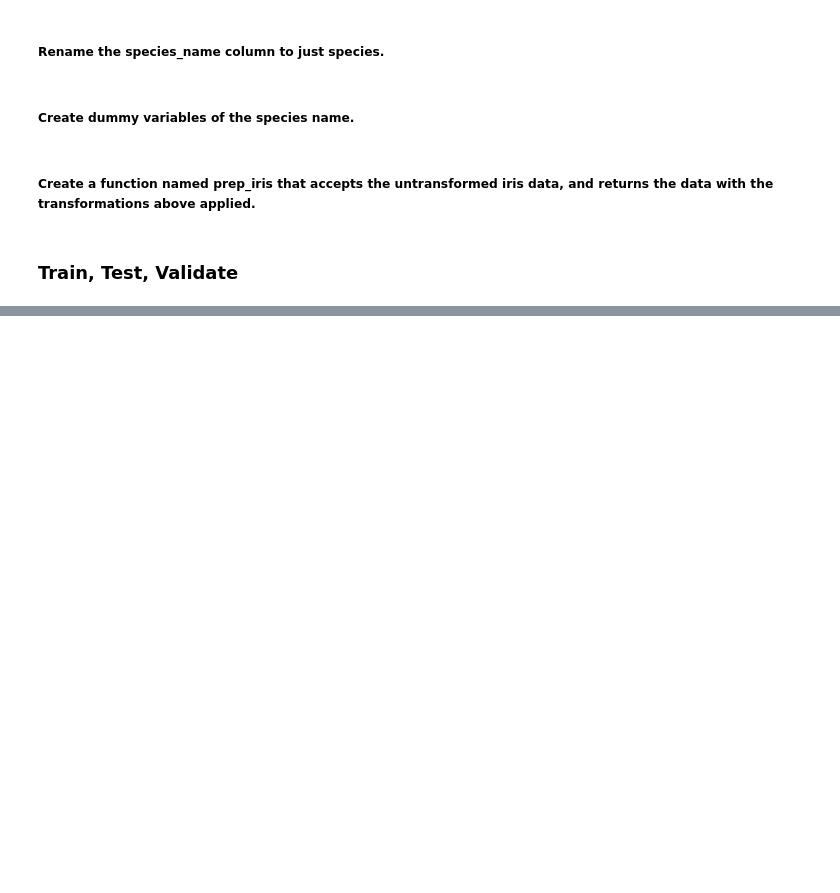
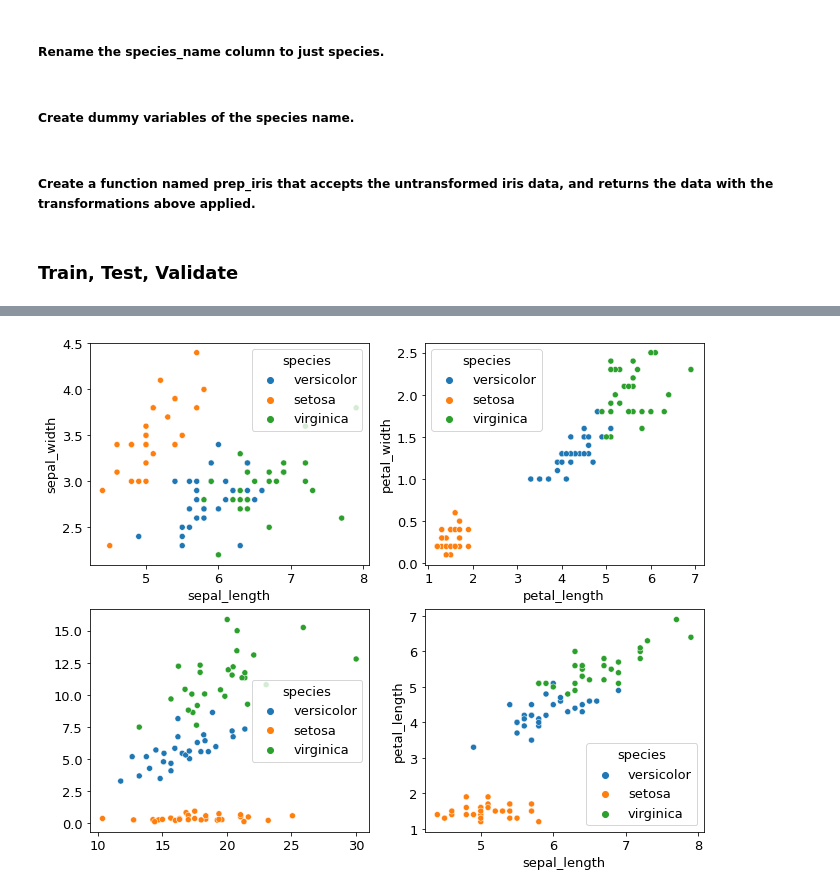
Before and after one commit to DBerchelmann/classification-exercises, a Jupyter notebook: classification_exercises.ipynb, the cells around one changed output, grey strips where cells are left out. Cells and saved outputs as stored; diff of their text form; code cells hidden in the pictures; blank space fills up the shorter version.

```diff
--- a/classification_exercises.ipynb
+++ b/classification_exercises.ipynb
@@ -305,0 +412,31 @@ def prep_iris_data():
+# %%
+n_rows = 2
+n_cols = 2
+
+
+
+
+# plot the first subplot
+plt.subplot(221)
+sns.scatterplot(data=train, x='sepal_length', y='sepal_width', hue='species')
+plt.title('')
+
+# the second subplot
+plt.subplot(222)
+sns.scatterplot(data=train, x='petal_length', y='petal_width', hue='species')
+plt.title('')
+
+# third subplot
+plt.subplot(223)
+sns.scatterplot(data=train, x=(train.sepal_length * train.sepal_width), y=(train.petal_length * train.petal_width), hue='species')
+plt.title('')
+
+# fourth
+plt.subplot(224)
+sns.scatterplot(data=train, x='sepal_length', y='petal_length', hue='species')
+plt.title('')
+
+
+plt.show()
+# %% [output]
+[figure, added]
```
Also changed, not shown: parts of 28 cells of this notebook.
